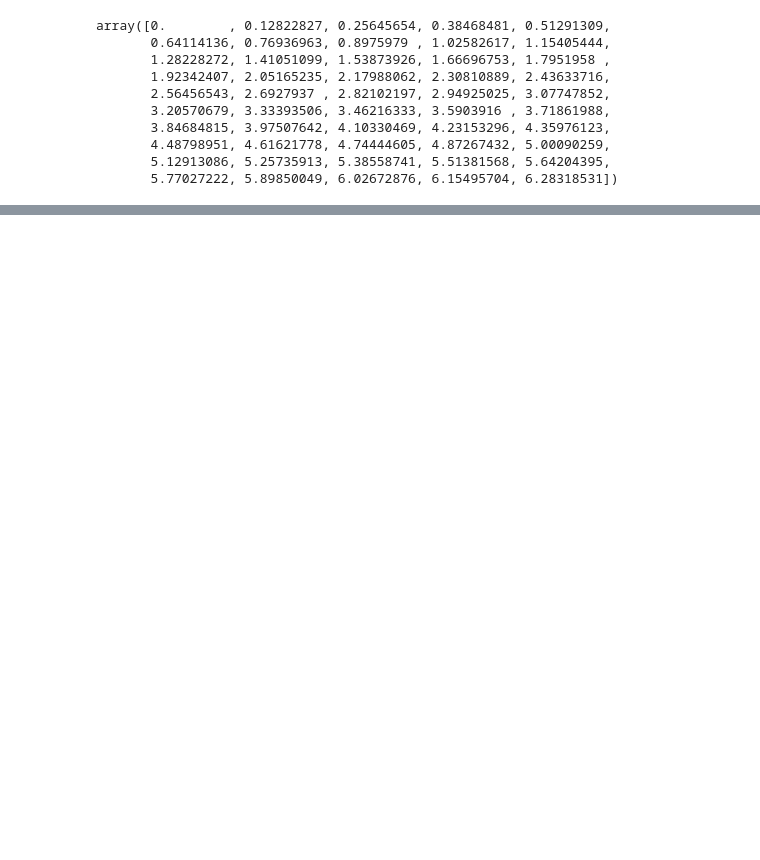
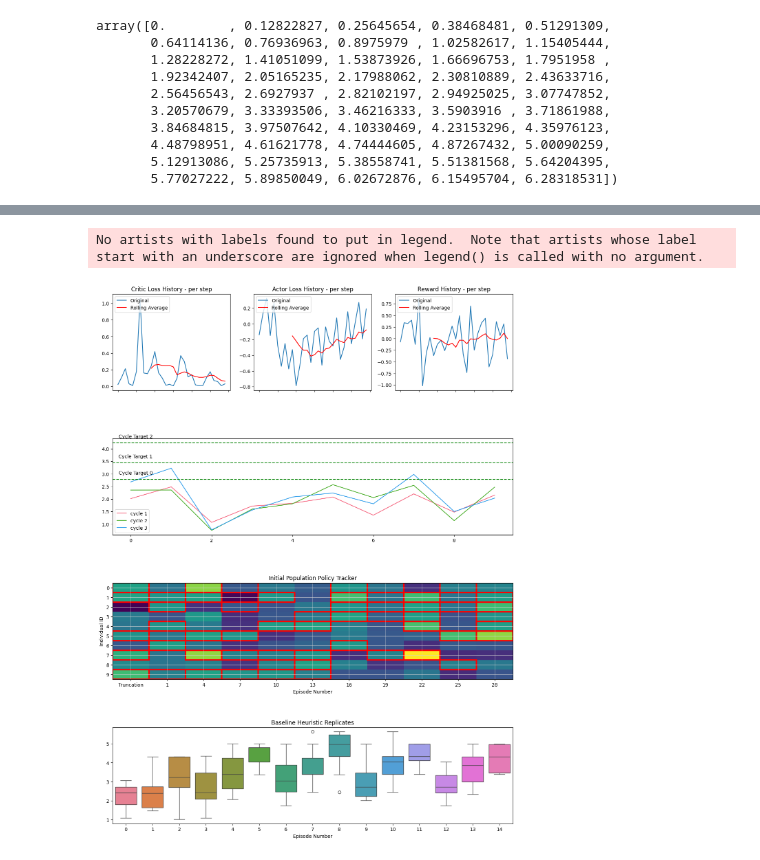
Before and after one commit to cjGO/breeder_agent, a Jupyter notebook: test.ipynb, the cells around one changed output, grey strips where cells are left out. Cells and saved outputs as stored; diff of their text form; code cells hidden in the pictures; blank space fills up the shorter version.

Commit message:
reworked the viz to show fitness of pop per cycle (across episodes)

```diff
--- a/test.ipynb
+++ b/test.ipynb
@@ -992,9 +998,42 @@ farm.critic_history[0]
+# %%
+
+
+
+### OVERFITTING ON SINGLE EXAMPLE (agent performs selection on same population until it figures out good approach)
+actor_grads_accumulator = [tf.zeros_like(var) for var in farm.actor.trainable_variables]
+critic_grads_accumulator = [tf.zeros_like(var) for var in farm.critic.trainable_variables]
+distances = []
+R= []
+S= []
+for i in tqdm(range(farm.episodes)): # EPISODES
+    farm.reset()
+    rewards = []
+    scores = []
+    distance = 0
+    for cycle in range(farm.cycles): # STEPS CYCLES
+    # if cycle == 2:
+        reward, score, grads = farm.run_cycle()
+        actor_grads, critic_grads = grads
+        actor_grads_accumulator = [acc_grad + grad for acc_grad, grad in zip(actor_grads_accumulator, actor_grads)]
+        critic_grads_accumulator = [acc_grad + grad for acc_grad, grad in zip(critic_grads_accumulator, critic_grads)]
+
+    # Apply the accumulated gradients
+    farm.actor.optimizer.apply_gradients(zip(actor_grads_accumulator, farm.actor.trainable_variables))
+    farm.critic.optimizer.apply_gradients(zip(critic_grads_accumulator, farm.critic.trainable_variables))
+
+    # Reset the accumulators for the next episode
+    actor_grads_accumulator = [tf.zeros_like(var) for var in farm.actor.trainable_variables]
+    critic_grads_accumulator = [tf.zeros_like(var) for var in farm.critic.trainable_variables]
+
+    distances.append(distance)
+    R.append(rewards)
+    S.append(scores)
 # %%
 import matplotlib.pyplot as plt
 import matplotlib.gridspec as gridspec
 import pandas as pd
 
-window_size = 2
+window_size = 10
 
 
 # Create a 4x3 grid
@@ -1023,31 +1062,34 @@ ax2 = plt.subplot(gs[0, 1])
 ax2.plot(actor_history, label='Original')
 ax2.plot(actor_history_avg, 'r-', label='Rolling Average')
 ax2.set_title('Actor Loss History - per step')
 ax2.legend(loc='upper left')
 ax2.tick_params(labelbottom=False)  # Hide x-axis label
 
 ax3 = plt.subplot(gs[0, 2])
 ax3.plot(reward_history, label='Original')
 ax3.plot(reward_history_avg, 'r-', label='Rolling Average')
 ax3.set_title('Reward History - per step')
 ax3.legend(loc='upper left')
 ax3.tick_params(labelbottom=False)  # Hide x-axis label
 
 # Add fitness_plot on the second row
 ax4 = plt.subplot(gs[1, :])
 fitness_plot(ax4)
 
 # Add plot_initial_population_policy_tracker_updated on the third row
 ax5 = plt.subplot(gs[2, :])
 sampled_data, sampled_indices = sample_dataset_by_percentile(farm.fitness_history, 10)
 plot_initial_population_policy_tracker_updated(sampled_data, sampled_indices, farm.simulator.GEBV(farm.initial_population), ax5)
 
 # Add baseline_plot on the fourth row
 ax6 = plt.subplot(gs[3, :])
-baseline_plot(ax6)
+farm.get_baseline(ax6)
 
 # Adjust the space between rows
 plt.subplots_adjust(hspace=0.5)
 
 # Display the figure with the subplots
 plt.show()
+# %% [output]
+No artists with labels found to put in legend.  Note that artists whose label start with an underscore are ignored when legend() is called with no argument.
+[figure, added]
```
Also changed, not shown: parts of 10 cells of this notebook.
